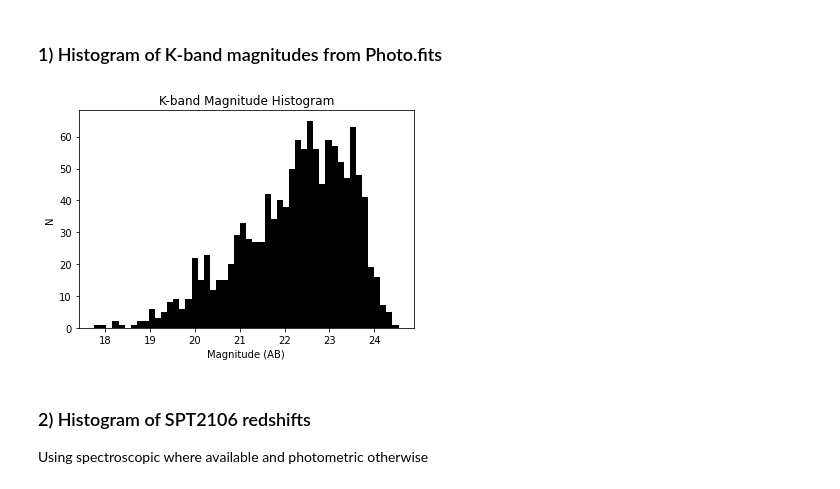
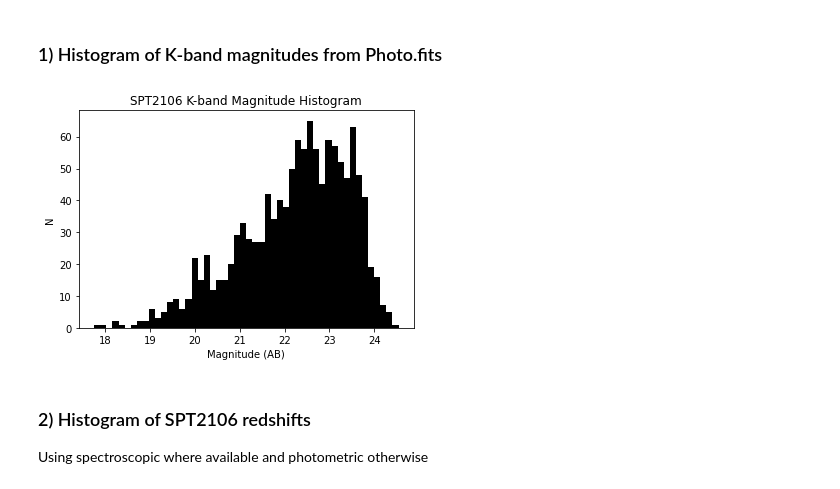
Before and after one commit to charrbit/GOGREEN-galaxy-research, a Jupyter notebook: Code/myDataAnalysis.ipynb, the cells around one changed output. Saved outputs shown, nothing was run; the diff lists cells and outputs as text; code cells hidden in the pictures.

Commit message:
Completed Practice Plots

```diff
--- a/Code/myDataAnalysis.ipynb
+++ b/Code/myDataAnalysis.ipynb
@@ -111,26 +195,26 @@ Index(['Cluster', 'SPECID', 'RA(J2000)', 'DEC(J2000)', 'OBJClass', 'Redshift',
 # %%
 # Define cluster of interest
 targetCluster = 'SPT2106'
 
 # From targetCluster
 # Select all galaxies (Star==0)
 # That have a K-band flux (Ks_tot)
 # With an image in each filter (totmask==0)
 # And measurement using SExtractor (K_flag==0)
 kFlux = phot_table.query('Cluster==@targetCluster and Star==0 and K_flag==0 and totmask==0')['Ks_tot'].dropna().values
 
 # Calculate the magnitude of each galaxy, excluding those with negative flux
 kMag = ABmag(kFlux[kFlux > 0], 25)
 
 # Plot the histogram
 fig = plt.figure()
 plt.hist(kMag, bins=50, color='k')
-plt.title('K-band Magnitude Histogram')
+plt.title('SPT2106 K-band Magnitude Histogram')
 plt.xlabel('Magnitude (AB)')
 plt.ylabel('N')
 plt.show()
 # %% [output]
-[figure, old version]
+[figure, new version]
 # %% [markdown]
 ### 2) Histogram of SPT2106 redshifts
 Using spectroscopic where available and photometric otherwise
```
Also changed, not shown: parts of 18 cells of this notebook.
